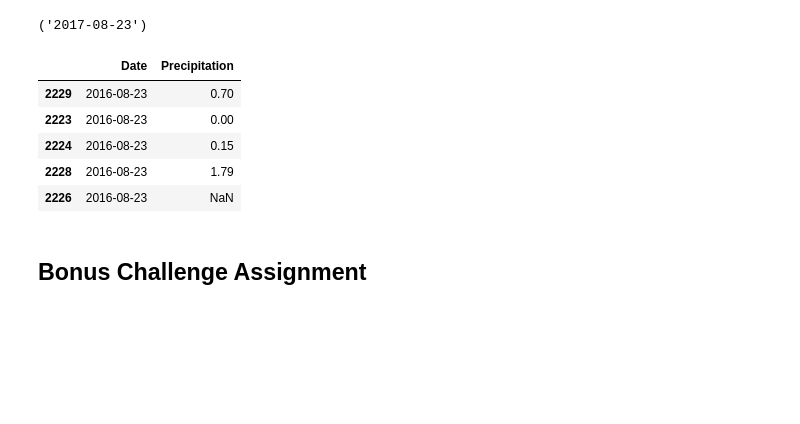
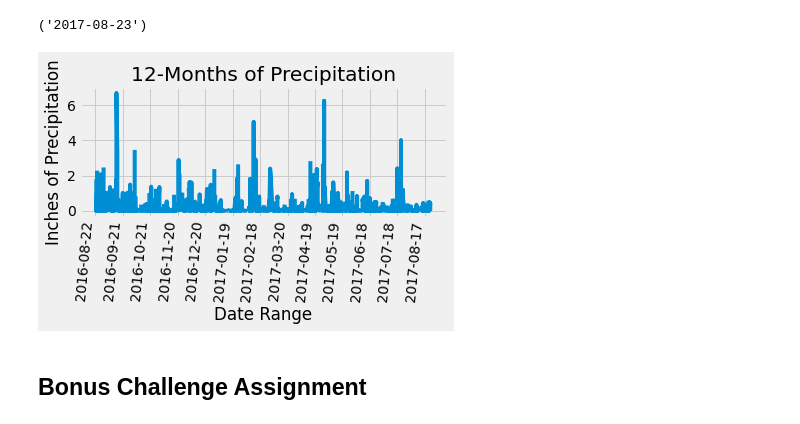
Before and after one commit to SusanCThomas/Climate-Analysis_SQLAlchemy_Challenge, a Jupyter notebook: climate_starter.ipynb, the cells around one changed output. Drawn from its saved outputs; the diff is of its cells as text; code cells hidden in the pictures; blank space fills up the shorter version.

Commit message:
created code to print precipitation plot

```diff
--- a/climate_starter.ipynb
+++ b/climate_starter.ipynb
@@ -45,36 +47,44 @@ session.query(Measurement.date).order_by(Measurement.date.desc()).first()
 # %%
 # Design a query to retrieve the last 12 months of precipitation data and plot the results
 
 # Calculate the date 1 year ago from the last data point in the database
 target_date = dt.date(2017, 8, 23)
 delta = dt.timedelta(days=365)
 query_date = target_date - delta
 
 # Perform a query to retrieve the data and precipitation scores
 precip = session.query(Measurement.date, Measurement.prcp).\
     filter(Measurement.date >= query_date).order_by(Measurement.date.desc()).all()
 precip
 
 # Save the query results as a Pandas DataFrame and set the index to the date column
 precip_df = pd.DataFrame(precip, columns=['Date', 'Precipitation'])
 precip_df.head()
 precip_df.set_index('Date')
 
 # Sort the dataframe by date
 precip_df_by_date = precip_df.sort_values(by='Date')
 precip_df_by_date.head()
 
 # Use Pandas Plotting with Matplotlib to plot the data
-precip_df_by_date.plot(figsize=(10,5),ylim=(0,8))
+dates = precip_df_by_date['Date']
+x = [dt.datetime.strptime(d,'%Y-%m-%d').date() for d in dates]
+y = precip_df_by_date['Precipitation']
+
+plt.gca().xaxis.set_major_formatter(mdates.DateFormatter('%Y-%m-%d'))
+plt.gca().xaxis.set_major_locator(mdates.DayLocator(interval=30))
+plt.plot(x,y)
+plt.gcf().autofmt_xdate()
 plt.title('12-Months of Precipitation')
-plt.xlabel('Date Rang')
+plt.xticks(rotation=85)
+plt.xlabel('Date Range')
+plt.ylabel('Inches of Precipitation')
+
+plt.tight_layout()
+plt.savefig('Images/12_Months_Precip.png')
+plt.show()
 # %% [output]
-|  | Date | Precipitation |
-| 2229 | 2016-08-23 | 0.70 |
-| 2223 | 2016-08-23 | 0.00 |
-| 2224 | 2016-08-23 | 0.15 |
-| 2228 | 2016-08-23 | 1.79 |
-| 2226 | 2016-08-23 | NaN |
+[figure, added]
 # %%
 # Use Pandas to calcualte the summary statistics for the precipitation data
 # %%
```
Also changed, not shown: parts of 1 cell of this notebook.
